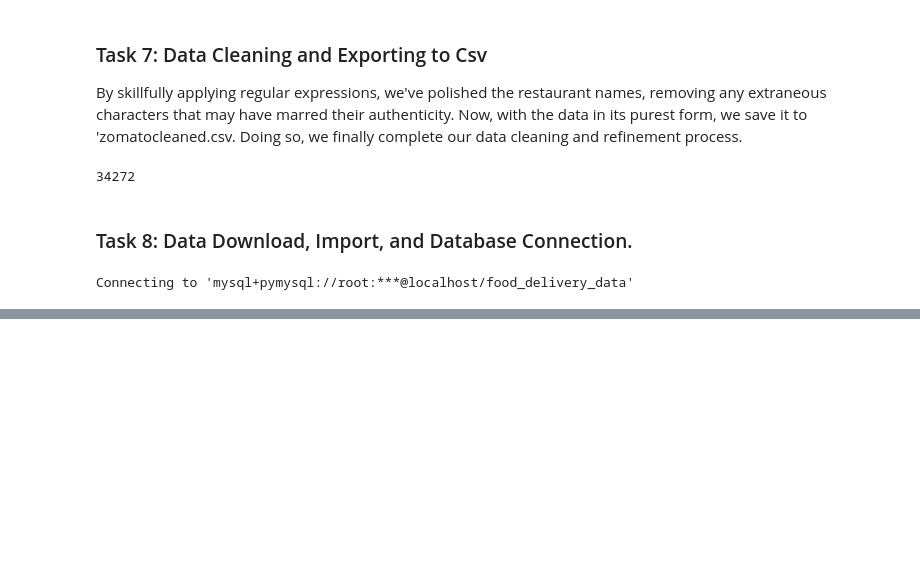
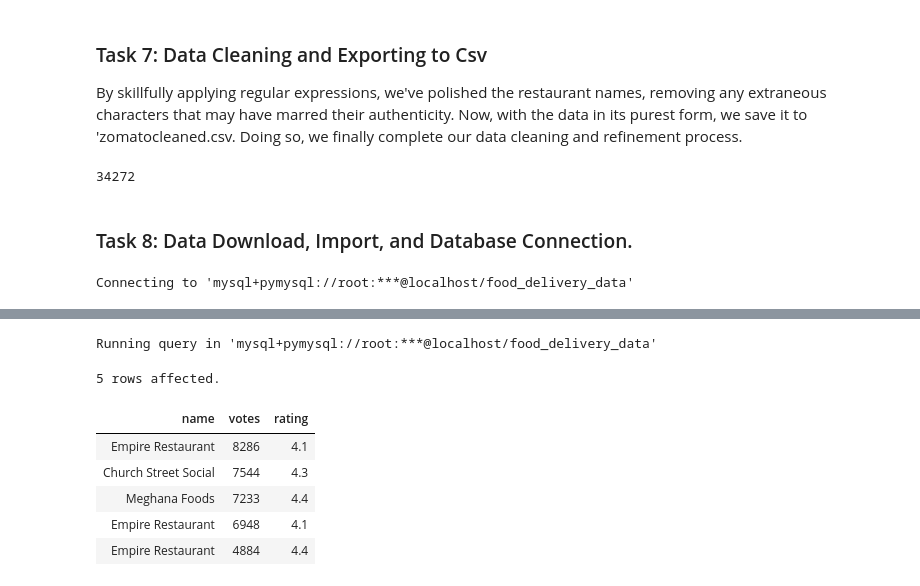
Before and after one commit to AlazarG19/Food-Delivery-App-Analysis, a Jupyter notebook: Untitled.ipynb, the cells around one changed output, grey strips where cells are left out. Cells and saved outputs as stored; diff of their text form; code cells hidden in the pictures; blank space fills up the shorter version.

```diff
--- a/Untitled.ipynb
+++ b/Untitled.ipynb
@@ -196,0 +201,12 @@ Connecting to 'mysql+pymysql://root:***@localhost/food_delivery_data'
+# %%
+%%sql
+select name,votes,rating from zomato where type = "Delivery" order by 2 desc limit 5
+# %% [output]
+Running query in 'mysql+pymysql://root:***@localhost/food_delivery_data'
+5 rows affected.
+| name | votes | rating |
+| Empire Restaurant | 8286 | 4.1 |
+| Church Street Social | 7544 | 4.3 |
+| Meghana Foods | 7233 | 4.4 |
+| Empire Restaurant | 6948 | 4.1 |
+| Empire Restaurant | 4884 | 4.4 |
```
Also changed, not shown: parts of 13 cells of this notebook.
